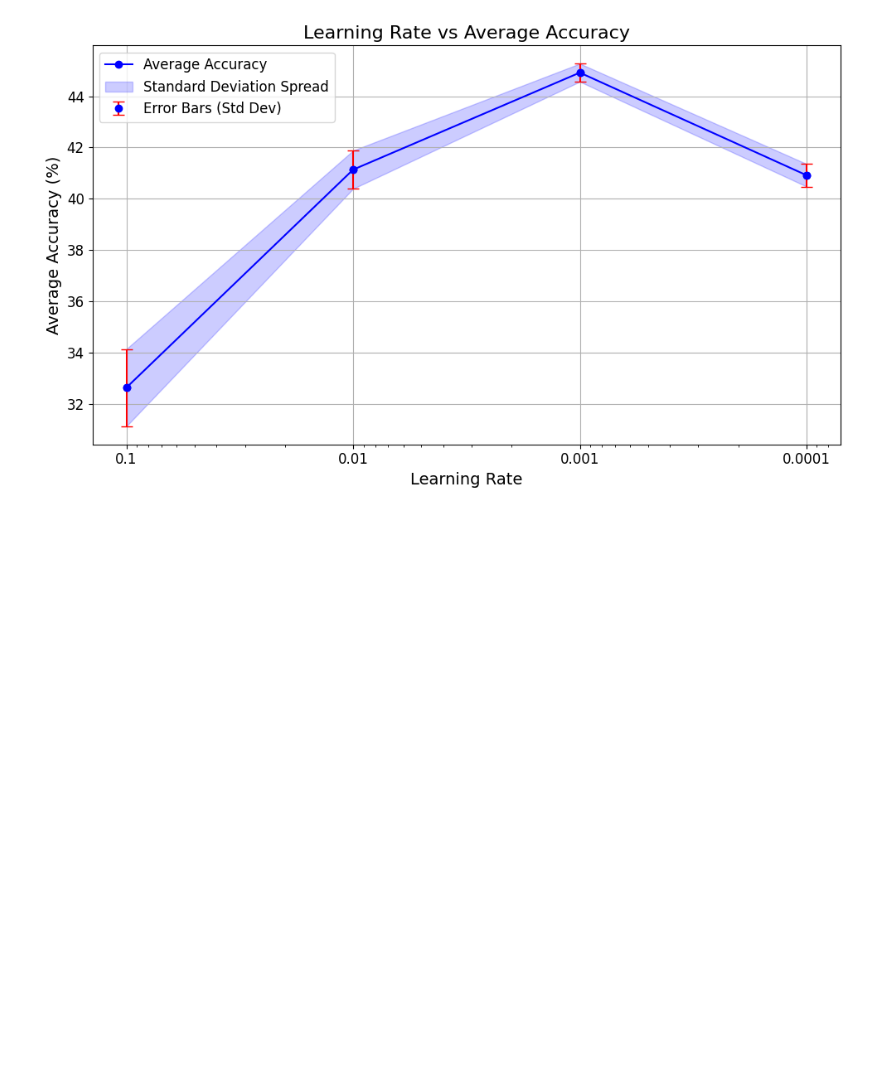
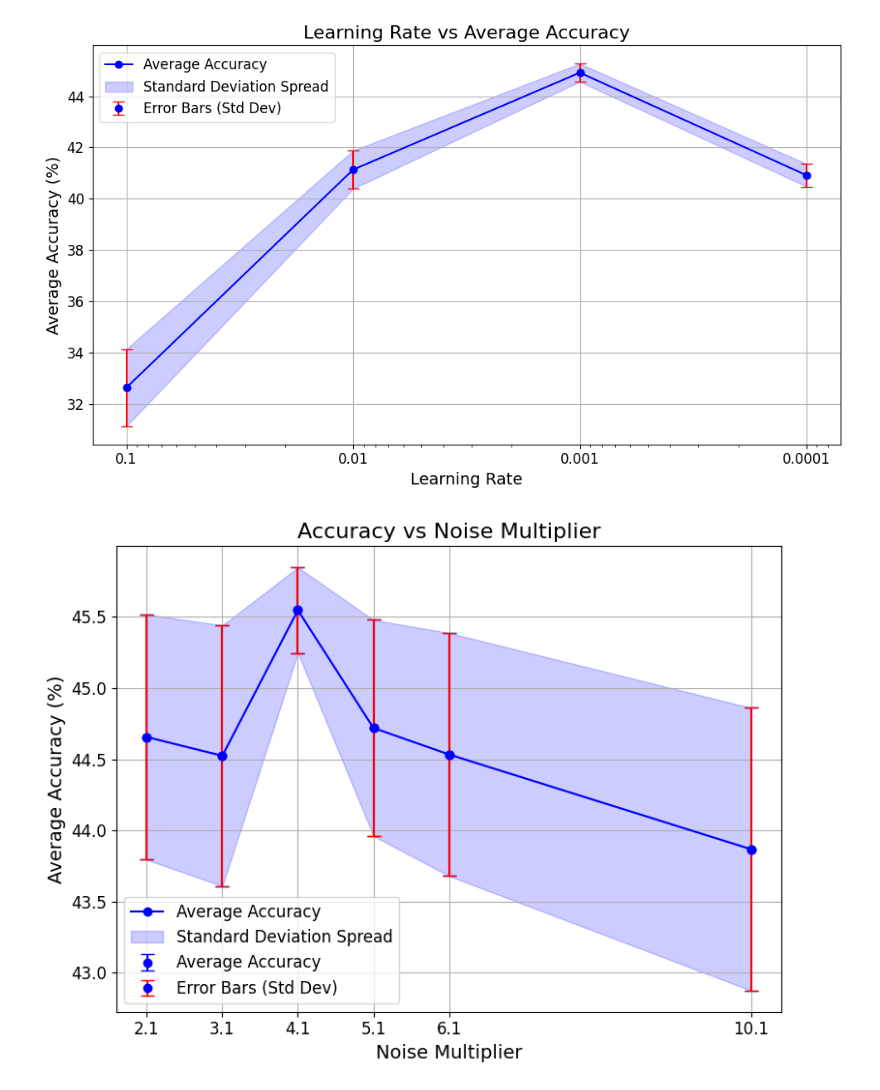
Before and after one commit to CS8960-Privacy-Preserving-Data-Analysis/final-project, a Jupyter notebook: src/lion-visualization.ipynb, the cells around one changed output. Cells and saved outputs as stored; diff of their text form; code cells hidden in the pictures; blank space fills up the shorter version.

Commit message:
Updating with accuracy vs noise chart

```diff
--- a/src/lion-visualization.ipynb
+++ b/src/lion-visualization.ipynb
@@ -150,3 +150,69 @@ plt.tight_layout()
 plt.show()
 # %% [output]
 [figure]
+# %%
+
+import matplotlib.pyplot as plt
+import numpy as np
+
+# Increase text sizes globally
+plt.rcParams.update({
+    'font.size': 14,          # General text size
+    'axes.titlesize': 16,     # Title font size
+    'axes.labelsize': 14,     # Label font size
+    'xtick.labelsize': 12,    # X-tick label size
+    'ytick.labelsize': 12,    # Y-tick label size
+    'legend.fontsize': 12     # Legend font size
+})
+
+# Data: Noise Multiplier, Accuracy values (including NA as None where necessary)
+noise_multipliers = [2.1, 3.1, 4.1, 5.1, 6.1, 10.1]
+accuracy_values = [
+    [45.50, 44.83, 43.07, 45.33, 44.55],
+    [45.16, 44.36, 45.23, 42.80, 45.07],
+    [46.10, 45.22, 45.59, 45.45, 45.38],
+    [45.30, 45.17, 44.78, 43.24, 45.11],
+    [45.04, 45.23, 43.33],  # NA values for the last two
+    [45.22, 42.86, 43.52]   # NA values for the last two
+]
+
+# Compute average accuracy (mean) and standard deviation (ignoring None values)
+avg_accuracy = [np.nanmean(vals) for vals in accuracy_values]
+std_devs = [np.nanstd(vals) for vals in accuracy_values]
+
+# Plotting
+plt.figure(figsize=(8, 6))
+
+# Plot with error bars
+plt.errorbar(noise_multipliers, avg_accuracy, yerr=std_devs, fmt='o', capsize=5, color='b', label='Average Accuracy')
+
+# Plot the average accuracies connected by a line
+plt.plot(noise_multipliers, avg_accuracy, marker='o', color='b', label='Average Accuracy')
+
+# Fill the area between (average_accuracy - std_dev) and (average_accuracy + std_dev)
+plt.fill_between(noise_multipliers,
+                 np.array(avg_accuracy) - np.array(std_devs),
+                 np.array(avg_accuracy) + np.array(std_devs),
+                 color='blue', alpha=0.2, label='Standard Deviation Spread')
+
+# Plot error bars (standard deviation) around the points
+plt.errorbar(noise_multipliers, avg_accuracy, yerr=std_devs, fmt='o', color='b',
+             ecolor='red', capsize=5, label='Error Bars (Std Dev)')
+# Labeling
+plt.xlabel('Noise Multiplier', fontsize=14)
+plt.ylabel('Average Accuracy (%)', fontsize=14)
+plt.title('Accuracy vs Noise Multiplier', fontsize=16)
+plt.xticks(noise_multipliers, fontsize=12)
+plt.yticks(fontsize=12)
+plt.grid(True)
+plt.tight_layout()
+
+# Save the plot to a high-resolution PNG file
+save_path = 'Accuracy vs Noise Multiplier.png'
+plt.savefig(save_path, dpi=300)  # Save with high resolution
+
+# Show the plot
+plt.legend()
+plt.show()
+# %% [output]
+[figure, added]
```
Also changed, not shown: parts of 1 cell of this notebook, 2 other files.
